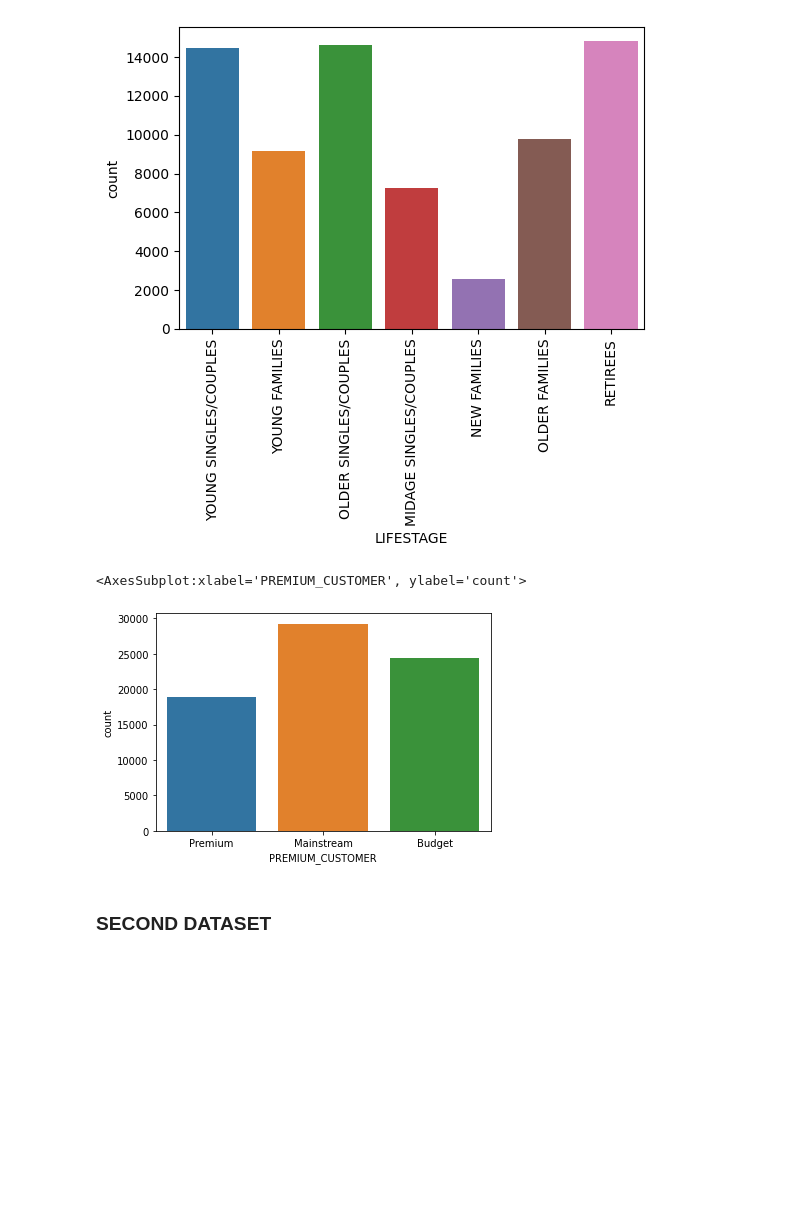
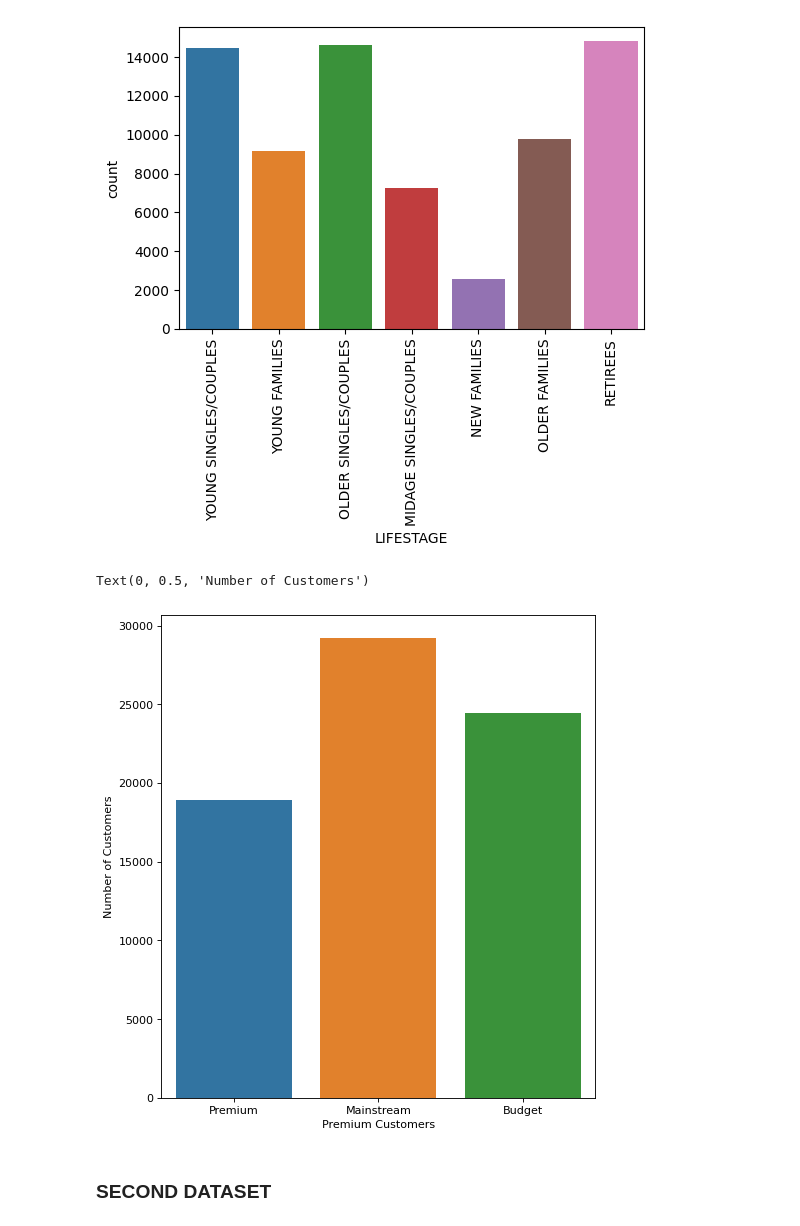
Before and after one commit to darsh996/Quantium_Internship, a Jupyter notebook: EDA_quantium.ipynb, the cells around one changed output. Saved outputs shown, nothing was run; the diff lists cells and outputs as text; code cells hidden in the pictures; blank space fills up the shorter version.

```diff
--- a/EDA_quantium.ipynb
+++ b/EDA_quantium.ipynb
@@ -6,5 +6,5 @@ import pandas as pd
 import matplotlib.pyplot as plt
 import seaborn as sea
 # %%
-dataset = pd.read_csv('QVI_purchase_behaviour.csv')
+cust_df = pd.read_csv('QVI_purchase_behaviour.csv')
 # %%
@@ -90,11 +83,14 @@ sea.countplot(x = 'LIFESTAGE', data = dataset)
 # %% [output]
 <AxesSubplot:xlabel='LIFESTAGE', ylabel='count'>
 [figure]
-# %%
-sea.countplot(x = 'PREMIUM_CUSTOMER', data = dataset)
-# %% [output]
-<AxesSubplot:xlabel='PREMIUM_CUSTOMER', ylabel='count'>
-[figure, removed]
+# %%
+plt.figure(figsize=(7,8), dpi= 80)
+sea.countplot(x = 'PREMIUM_CUSTOMER', data = cust_df)
+plt.xlabel('Premium Customers')
+plt.ylabel('Number of Customers')
+# %% [output]
+Text(0, 0.5, 'Number of Customers')
+[figure, added]
 # %% [markdown]
 ### SECOND DATASET
 # %%
```
Also changed, not shown: parts of 49 cells of this notebook.
